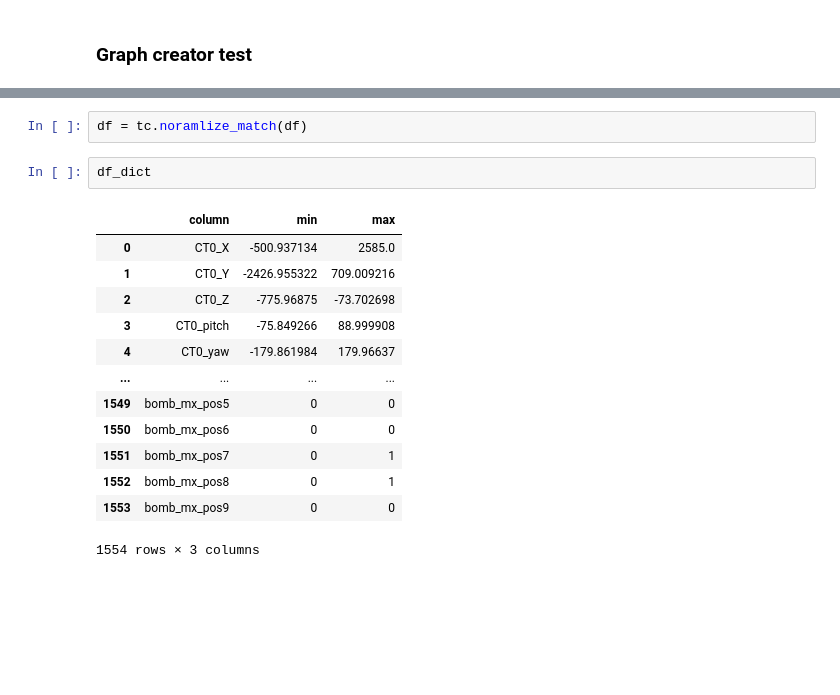
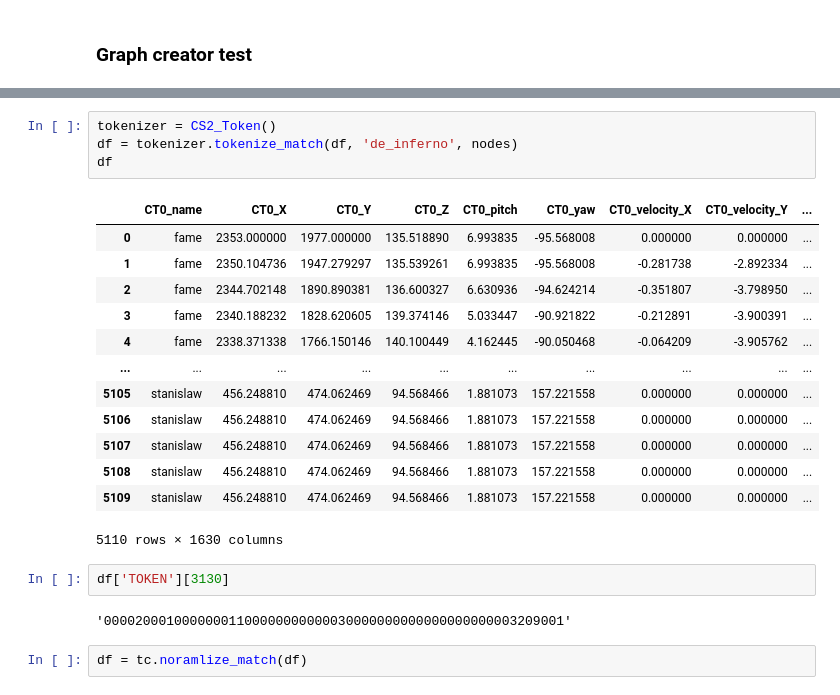
Before and after one commit to szmidapatrik/c2m1TPaeVlsln, a Jupyter notebook: proj/graph_dataset/CS2_dataset_package_test.ipynb, the cells around one changed output, grey strips where cells are left out. Saved outputs shown, nothing was run; the diff lists cells and outputs as text; blank space fills up the shorter version.

Commit message:
tokenizer v1.0 complete

```diff
--- a/proj/graph_dataset/CS2_dataset_package_test.ipynb
+++ b/proj/graph_dataset/CS2_dataset_package_test.ipynb
@@ -156,18 +137,24 @@ df
+# %%
+tokenizer = CS2_Token()
+df = tokenizer.tokenize_match(df, 'de_inferno', nodes)
+df
+# %% [output]
+|  | CT0_name | CT0_X | CT0_Y | CT0_Z | CT0_pitch | CT0_yaw | CT0_velocity_X | CT0_velocity_Y | ... |
+| 0 | fame | 2353.000000 | 1977.000000 | 135.518890 | 6.993835 | -95.568008 | 0.000000 | 0.000000 | ... |
+| 1 | fame | 2350.104736 | 1947.279297 | 135.539261 | 6.993835 | -95.568008 | -0.281738 | -2.892334 | ... |
+| 2 | fame | 2344.702148 | 1890.890381 | 136.600327 | 6.630936 | -94.624214 | -0.351807 | -3.798950 | ... |
+| 3 | fame | 2340.188232 | 1828.620605 | 139.374146 | 5.033447 | -90.921822 | -0.212891 | -3.900391 | ... |
+| 4 | fame | 2338.371338 | 1766.150146 | 140.100449 | 4.162445 | -90.050468 | -0.064209 | -3.905762 | ... |
+| ... | ... | ... | ... | ... | ... | ... | ... | ... | ... |
+| 5105 | stanislaw | 456.248810 | 474.062469 | 94.568466 | 1.881073 | 157.221558 | 0.000000 | 0.000000 | ... |
+| 5106 | stanislaw | 456.248810 | 474.062469 | 94.568466 | 1.881073 | 157.221558 | 0.000000 | 0.000000 | ... |
+| 5107 | stanislaw | 456.248810 | 474.062469 | 94.568466 | 1.881073 | 157.221558 | 0.000000 | 0.000000 | ... |
+| 5108 | stanislaw | 456.248810 | 474.062469 | 94.568466 | 1.881073 | 157.221558 | 0.000000 | 0.000000 | ... |
+| 5109 | stanislaw | 456.248810 | 474.062469 | 94.568466 | 1.881073 | 157.221558 | 0.000000 | 0.000000 | ... |
+5110 rows × 1630 columns
+# %%
+df['TOKEN'][3130]
+# %% [output]
+'00002000100000001100000000000030000000000000000000003209001'
 # %%
 df = tc.noramlize_match(df)
-# %%
-df_dict
-# %% [output]
-|  | column | min | max |
-| 0 | CT0_X | -500.937134 | 2585.0 |
-| 1 | CT0_Y | -2426.955322 | 709.009216 |
-| 2 | CT0_Z | -775.96875 | -73.702698 |
-| 3 | CT0_pitch | -75.849266 | 88.999908 |
-| 4 | CT0_yaw | -179.861984 | 179.96637 |
-| ... | ... | ... | ... |
-| 1549 | bomb_mx_pos5 | 0 | 0 |
-| 1550 | bomb_mx_pos6 | 0 | 0 |
-| 1551 | bomb_mx_pos7 | 0 | 1 |
-| 1552 | bomb_mx_pos8 | 0 | 1 |
-| 1553 | bomb_mx_pos9 | 0 | 0 |
-1554 rows × 3 columns
```
Also changed, not shown: parts of 5 cells of this notebook, 4 other files.
